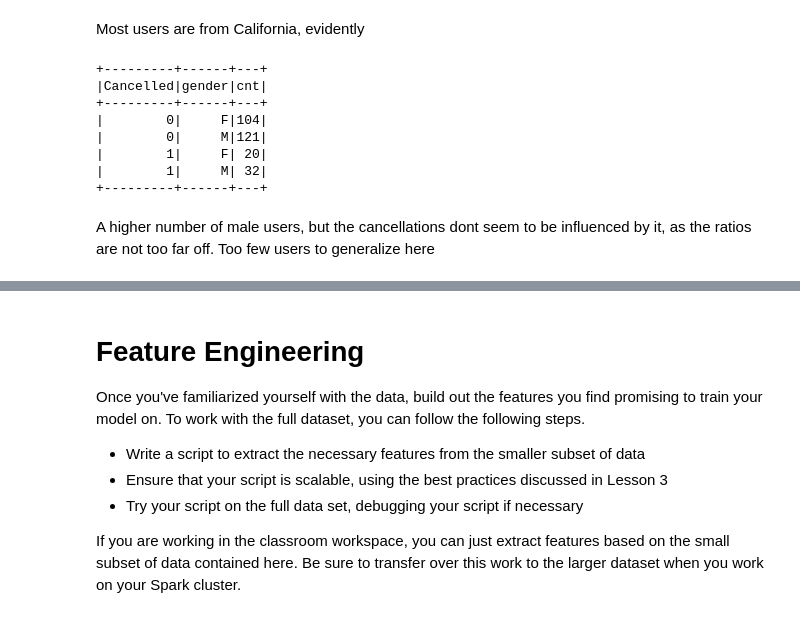
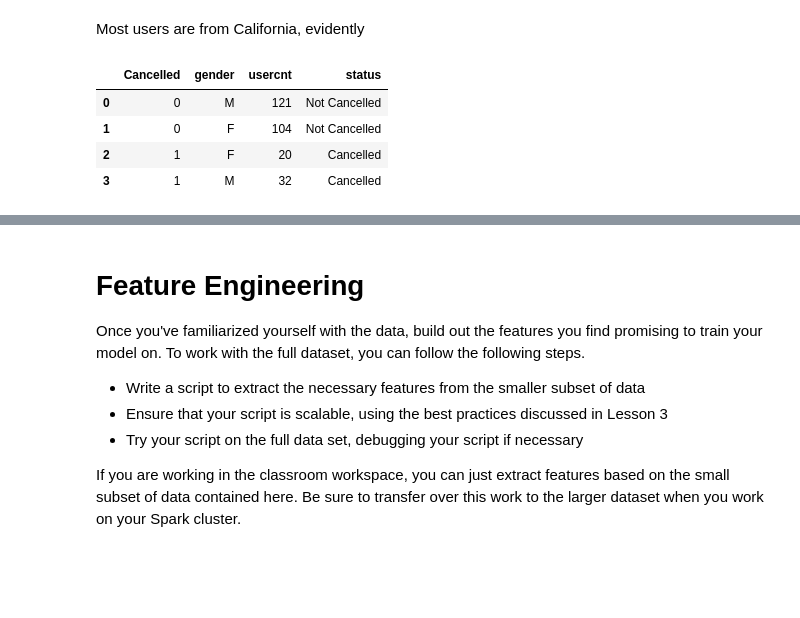
Before and after one commit to adityanawal/Sparkify, a Jupyter notebook: Sparkify.ipynb, the cells around one changed output, grey strips where cells are left out. Drawn from its saved outputs; the diff is of its cells as text; code cells hidden in the pictures; blank space fills up the shorter version.

```diff
--- a/Sparkify.ipynb
+++ b/Sparkify.ipynb
@@ -289,21 +293,18 @@ Most users are from California, evidently
 # %%
 # by Gender
 
-spark.sql('''
-        SELECT Cancelled, gender, COUNT(DISTINCT userId) AS cnt
+gnd = spark.sql('''
+        SELECT Cancelled, gender, COUNT(DISTINCT userId) AS usercnt,
+        CASE WHEN Cancelled = 1 THEN "Cancelled" ELSE "Not Cancelled" END AS status
         FROM spark_table
         GROUP BY Cancelled,gender
         Order by Cancelled
-        '''
-        ).show()
+        ''').toPandas()
+
+gnd.head()
 # %% [output]
-+---------+------+---+
-|Cancelled|gender|cnt|
-+---------+------+---+
-|        0|     F|104|
-|        0|     M|121|
-|        1|     F| 20|
-|        1|     M| 32|
-+---------+------+---+
+|  | Cancelled | gender | usercnt | status |
+| 0 | 0 | M | 121 | Not Cancelled |
+| 1 | 0 | F | 104 | Not Cancelled |
+| 2 | 1 | F | 20 | Cancelled |
+| 3 | 1 | M | 32 | Cancelled |
-# %% [markdown]
-A higher number of male users, but the cancellations dont seem to be influenced by it, as the ratios are not too far off. Too few users to generalize here
```
Also changed, not shown: parts of 14 cells of this notebook.
